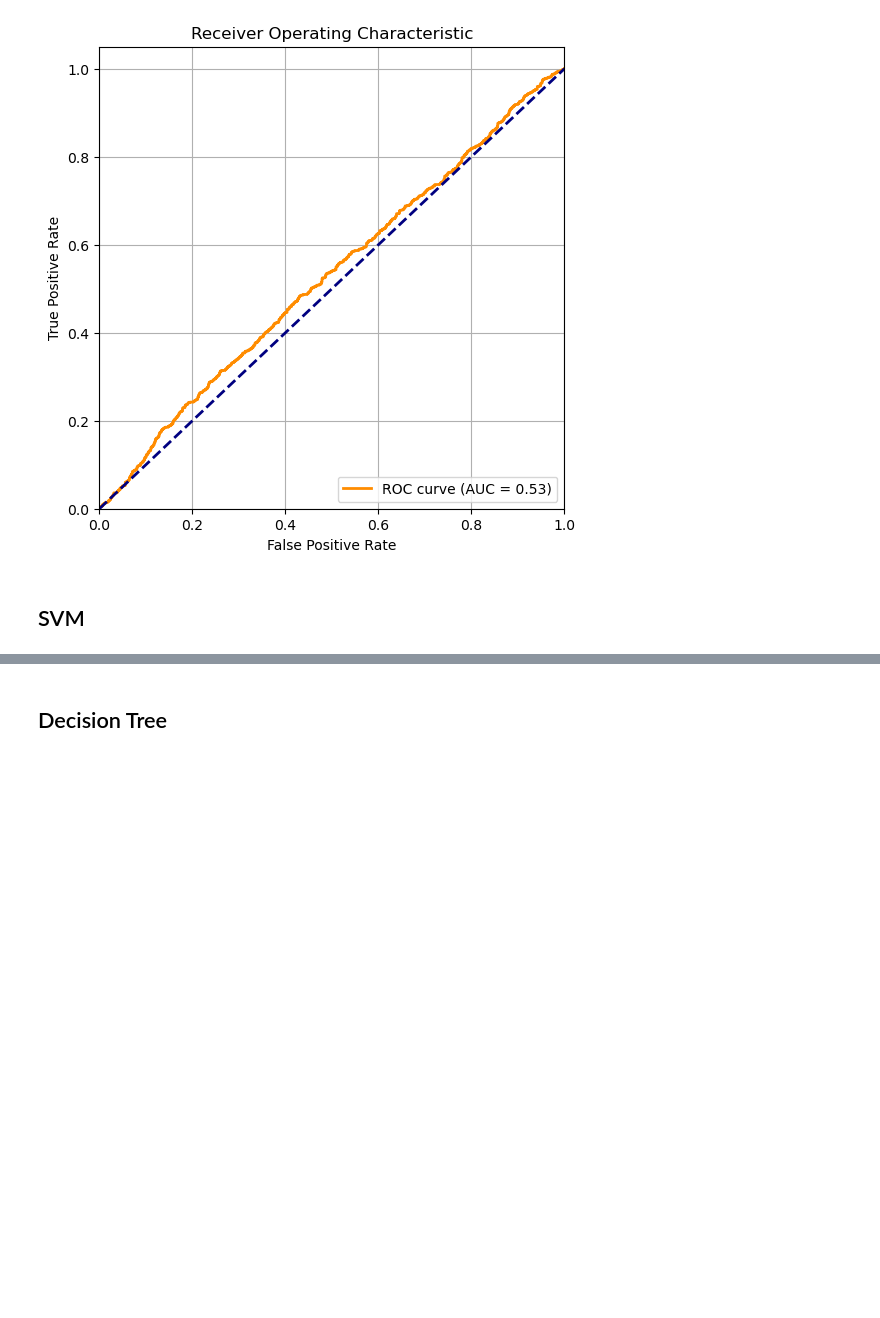
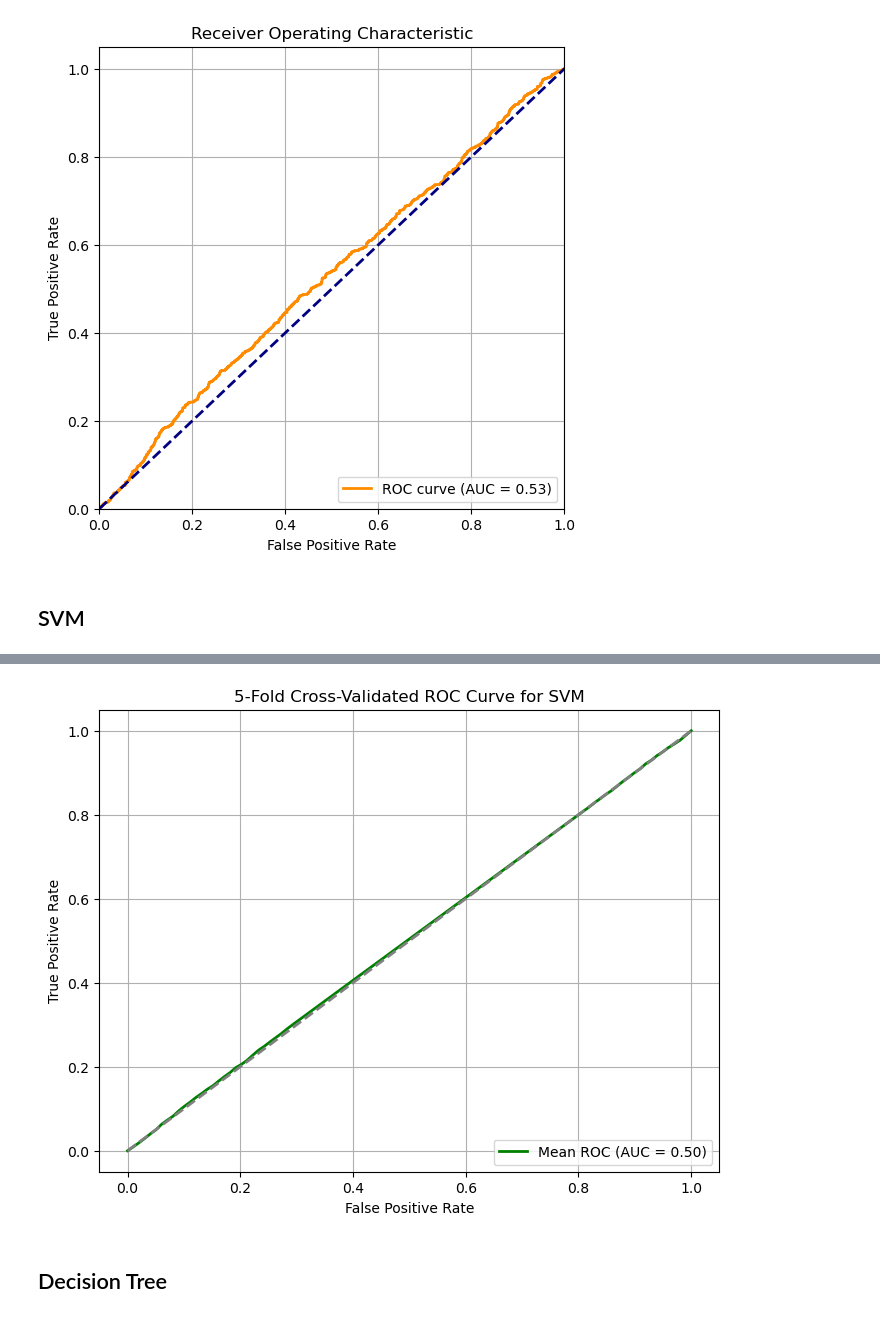
Before and after one commit to vaipos/Rate-Resume, a Jupyter notebook: Model_Dev.ipynb, the cells around one changed output, grey strips where cells are left out. Cells and saved outputs as stored; diff of their text form; code cells hidden in the pictures; blank space fills up the shorter version.

Commit message:
SVM k-folds and ROC

```diff
--- a/Clean_Data.ipynb
+++ b/Model_Dev.ipynb
@@ -166,0 +140,86 @@ plt.show()
+# %%
+import numpy as np
+import matplotlib.pyplot as plt
+from sklearn.svm import SVC
+from sklearn.model_selection import StratifiedKFold
+from sklearn.preprocessing import StandardScaler
+from sklearn.metrics import (
+    accuracy_score, precision_score, recall_score, f1_score, roc_curve, auc
+)
+
+# Example Data (use your actual dataset)
+# X, y = your_data
+
+# Set number of folds
+k = 5
+skf = StratifiedKFold(n_splits=k, shuffle=True, random_state=42)
+
+# Initialize metric containers
+accuracies = []
+precisions = []
+recalls = []
+f1_scores = []
+roc_aucs = []
+
+mean_fpr = np.linspace(0, 1, 100)
+tprs = []
+
+# K-Fold Cross Validation
+for fold, (train_idx, test_idx) in enumerate(skf.split(X, y), 1):
+    X_train, X_test = X[train_idx], X[test_idx]
+    y_train, y_test = y[train_idx], y[test_idx]
+
+    # Normalize features within the fold
+    scaler = StandardScaler()
+    X_train = scaler.fit_transform(X_train)
+    X_test = scaler.transform(X_test)
+
+    # Train SVM
+    svm = SVC(kernel='linear', probability=True, random_state=42)
+    svm.fit(X_train, y_train)
+
+    # Predictions
+    y_pred = svm.predict(X_test)
+    y_prob = svm.predict_proba(X_test)[:, 1]
+
+    # Store metrics
+    accuracies.append(accuracy_score(y_test, y_pred))
+    precisions.append(precision_score(y_test, y_pred))
+    recalls.append(recall_score(y_test, y_pred))
+    f1_scores.append(f1_score(y_test, y_pred))
+
+    # ROC Curve
+    fpr, tpr, _ = roc_curve(y_test, y_prob)
+    roc_auc = auc(fpr, tpr)
+    roc_aucs.append(roc_auc)
+
+    # Interpolate ROC curve
+    tpr_interp = np.interp(mean_fpr, fpr, tpr)
+    tpr_interp[0] = 0.0
+    tprs.append(tpr_interp)
+
+    print(f"Fold {fold} - AUC: {roc_auc:.2f}")
+
+# Average metrics
+print("\nAverage Metrics Across Folds:")
+print(f"Accuracy: {np.mean(accuracies):.2f}")
+print(f"Precision: {np.mean(precisions):.2f}")
+print(f"Recall: {np.mean(recalls):.2f}")
+print(f"F1 Score: {np.mean(f1_scores):.2f}")
+print(f"ROC AUC: {np.mean(roc_aucs):.2f}")
+
+# Plot mean ROC curve
+mean_tpr = np.mean(tprs, axis=0)
+mean_tpr[-1] = 1.0
+mean_auc = auc(mean_fpr, mean_tpr)
+
+plt.figure(figsize=(8, 6))
+plt.plot(mean_fpr, mean_tpr, color='green', label=f'Mean ROC (AUC = {mean_auc:.2f})', lw=2)
+plt.plot([0, 1], [0, 1], linestyle='--', color='gray', lw=2)
+plt.xlabel('False Positive Rate')
+plt.ylabel('True Positive Rate')
+plt.title(f'{k}-Fold Cross-Validated ROC Curve for SVM')
+plt.legend(loc='lower right')
+plt.grid(True)
+plt.show()
+# %% [output]
@@ -167,3 +238,4 @@ plt.show()
+[figure, added]
 # %% [markdown]
 ## Decision Tree
 # %% [markdown]
```
Also changed, not shown: parts of 4 cells of this notebook.
